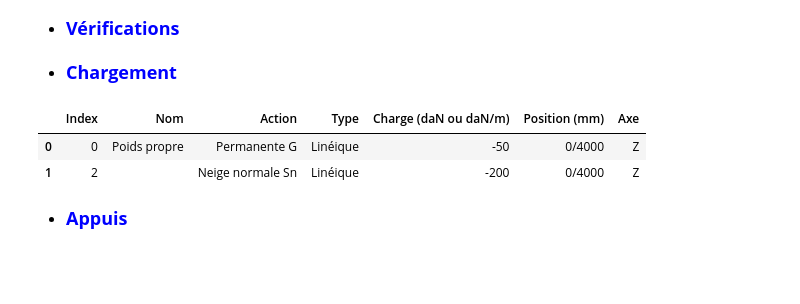
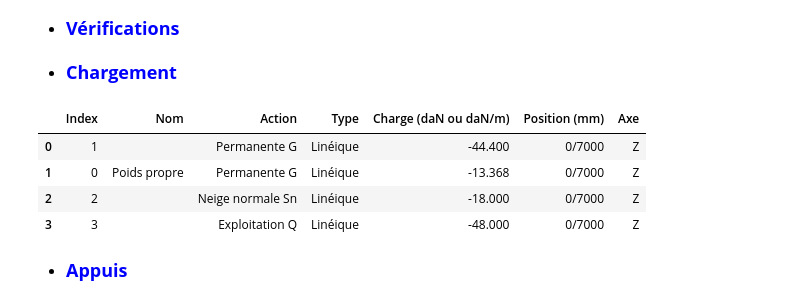
Before and after one commit to AnthonyPrst/ourocode, a Jupyter notebook: test_poutre_assemblee_meca.ipynb, the cells around one changed output. Cells and saved outputs as stored; diff of their text form; code cells hidden in the pictures; blank space fills up the shorter version.

```diff
--- a/test_poutre_assemblee_meca.ipynb
+++ b/test_poutre_assemblee_meca.ipynb
@@ -43,17 +48,19 @@ ELS = True
 # %% [markdown]
 - <font color="blue" size ="4">**Chargement**</font>
 # %%
-Charge1 = [1, '', 'Permanente G', 'Linéique', -10, '0/4000', 'Z']
-Charge2 = [0, 'Poids propre', 'Permanente G', 'Linéique', -50, '0/4000', 'Z']
-Charge3 = [2, '', 'Neige normale Sn', 'Linéique', -200, '0/4000', 'Z']
-Charge4 = [3, '', 'Exploitation Q', 'Linéique', -150, '0/4000', 'Z']
+Charge1 = [1, '', 'Permanente G', 'Linéique', -370*0.12, '0/7000', 'Z']
+Charge2 = [0, 'Poids propre', 'Permanente G', 'Linéique', -111.4*0.12, '0/7000', 'Z']
+Charge3 = [2, '', 'Neige normale Sn', 'Linéique', -150*0.12, '0/7000', 'Z']
+Charge4 = [3, '', 'Exploitation Q', 'Linéique', -400*0.12, '0/7000', 'Z']
 # %%
-_list_loads = [Charge2, Charge3]
+_list_loads = [Charge1, Charge2,Charge3, Charge4]
 pd.DataFrame(_list_loads, columns=["Index", "Nom","Action","Type","Charge (daN ou daN/m)","Position (mm)","Axe"])
 # %% [output]
 |  | Index | Nom | Action | Type | Charge (daN ou daN/m) | Position (mm) | Axe |
-| 0 | 0 | Poids propre | Permanente G | Linéique | -50 | 0/4000 | Z |
-| 1 | 2 |  | Neige normale Sn | Linéique | -200 | 0/4000 | Z |
+| 0 | 1 |  | Permanente G | Linéique | -44.400 | 0/7000 | Z |
+| 1 | 0 | Poids propre | Permanente G | Linéique | -13.368 | 0/7000 | Z |
+| 2 | 2 |  | Neige normale Sn | Linéique | -18.000 | 0/7000 | Z |
+| 3 | 3 |  | Exploitation Q | Linéique | -48.000 | 0/7000 | Z |
 # %% [markdown]
 - <font color="blue" size ="4">**Appuis**</font>
 # %%
```
Also changed, not shown: parts of 90 cells of this notebook, 11 other files.
